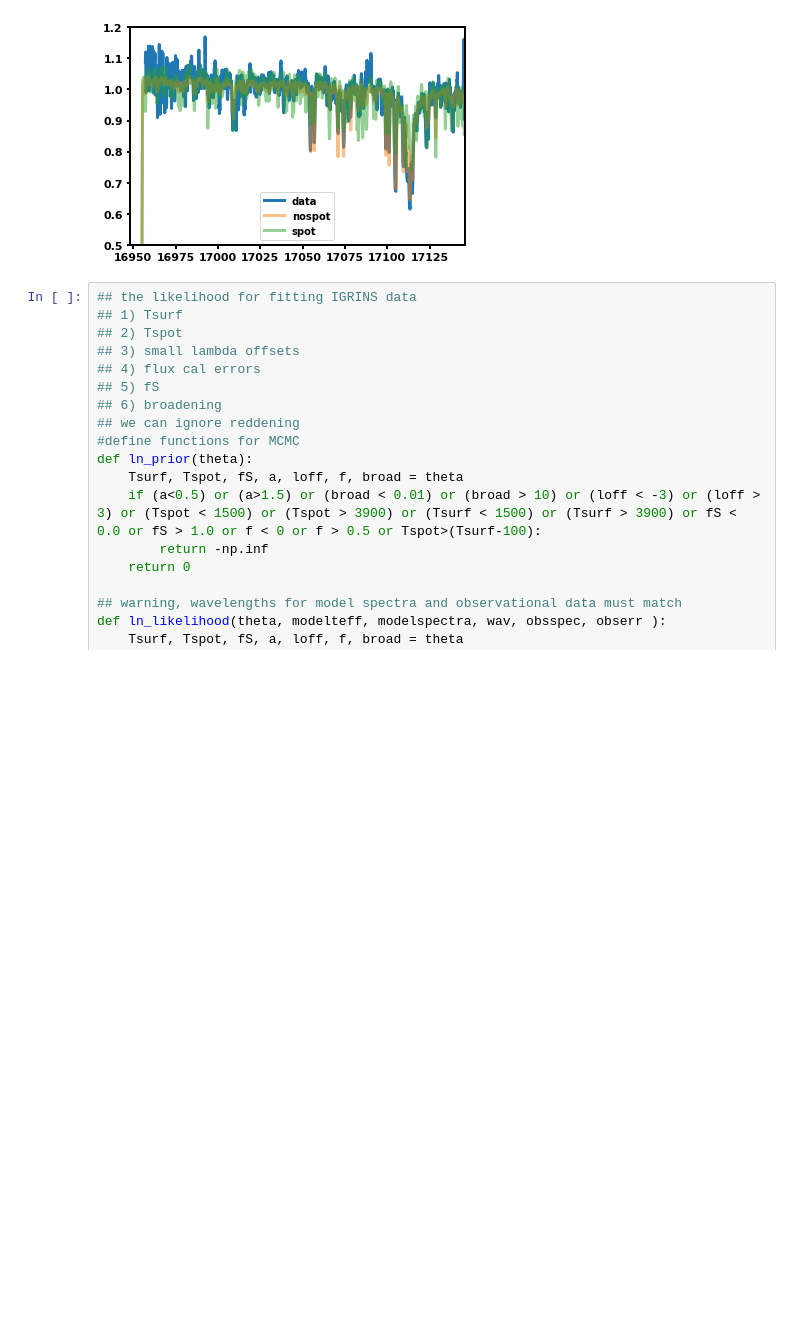
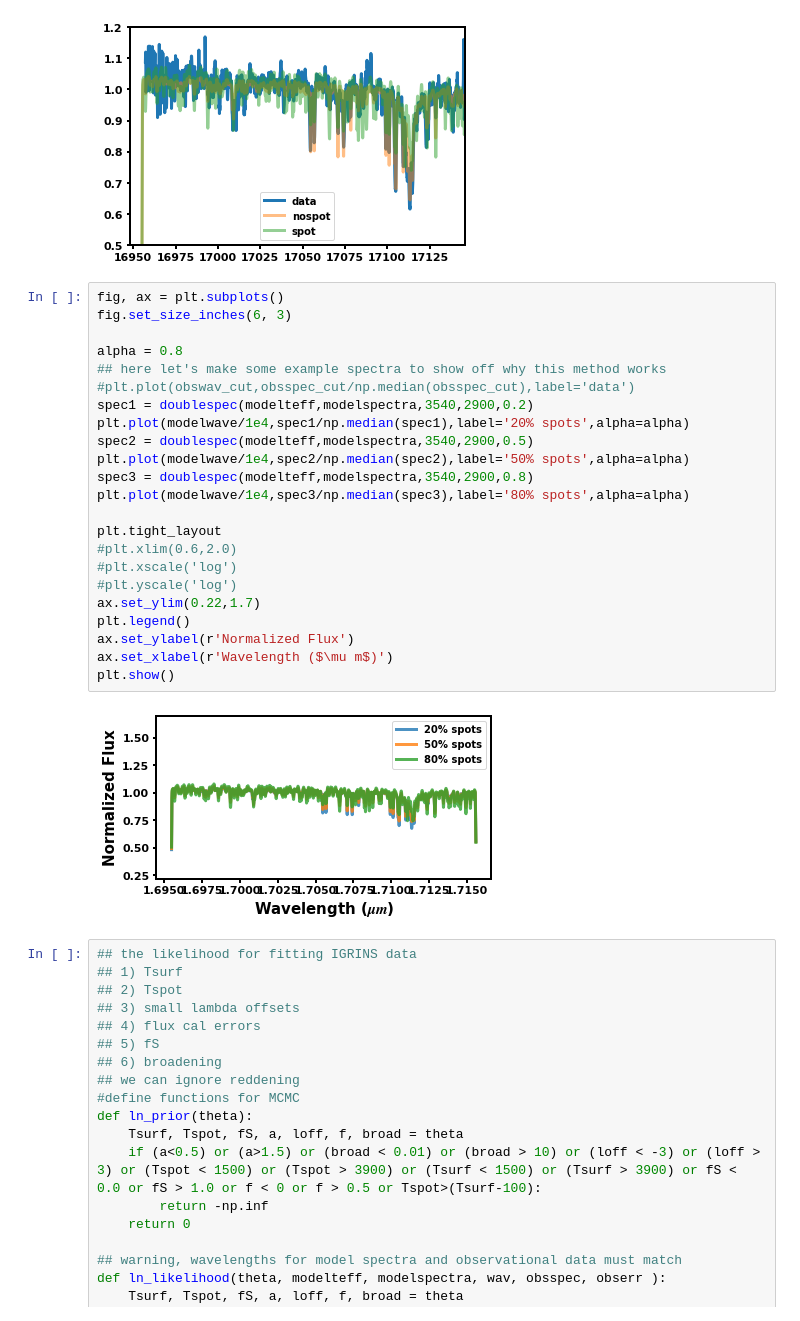
Before and after one commit to awmann/K233Spots, a Jupyter notebook: multi_spec_fit_IGRINS.ipynb, the cells around one changed output. Cells and saved outputs as stored; diff of their text form; blank space fills up the shorter version.

```diff
--- a/multi_spec_fit_IGRINS.ipynb
+++ b/multi_spec_fit_IGRINS.ipynb
@@ -211,6 +211,31 @@ No.    Name      Ver    Type      Cards   Dimensions   Format
   0  PRIMARY       1 PrimaryHDU       4   ()
   1                1 BinTableHDU     36   1R x 7C   [3760A, 13650065E, 65E, 65E, 65E, 65E, 65E]
 [figure]
+# %%
+fig, ax = plt.subplots()
+fig.set_size_inches(6, 3)
+
+alpha = 0.8
+## here let's make some example spectra to show off why this method works
+#plt.plot(obswav_cut,obsspec_cut/np.median(obsspec_cut),label='data')
+spec1 = doublespec(modelteff,modelspectra,3540,2900,0.2)
+plt.plot(modelwave/1e4,spec1/np.median(spec1),label='20% spots',alpha=alpha)
+spec2 = doublespec(modelteff,modelspectra,3540,2900,0.5)
+plt.plot(modelwave/1e4,spec2/np.median(spec2),label='50% spots',alpha=alpha)
+spec3 = doublespec(modelteff,modelspectra,3540,2900,0.8)
+plt.plot(modelwave/1e4,spec3/np.median(spec3),label='80% spots',alpha=alpha)
+
+plt.tight_layout
+#plt.xlim(0.6,2.0)
+#plt.xscale('log')
+#plt.yscale('log')
+ax.set_ylim(0.22,1.7)
+plt.legend()
+ax.set_ylabel(r'Normalized Flux')
+ax.set_xlabel(r'Wavelength ($\mu m$)')
+plt.show()
+# %% [output]
+[figure, added]
 # %%
 ## the likelihood for fitting IGRINS data
 ## 1) Tsurf
```
Also changed, not shown: 2 other files.
